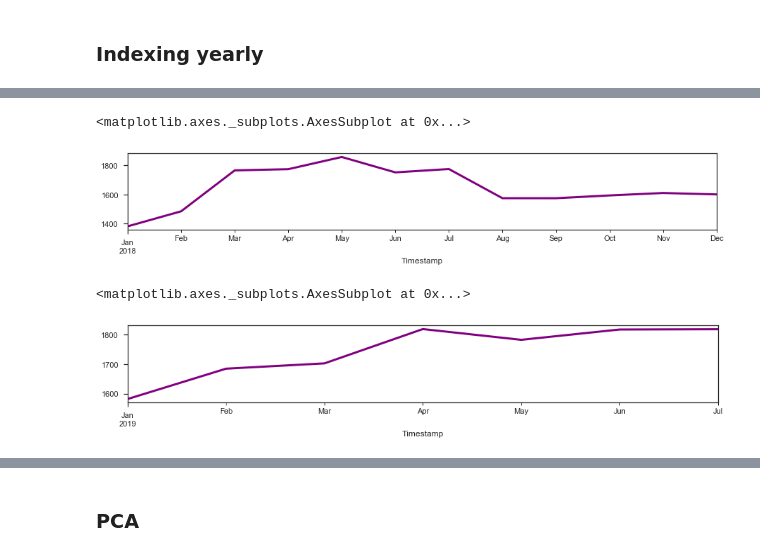
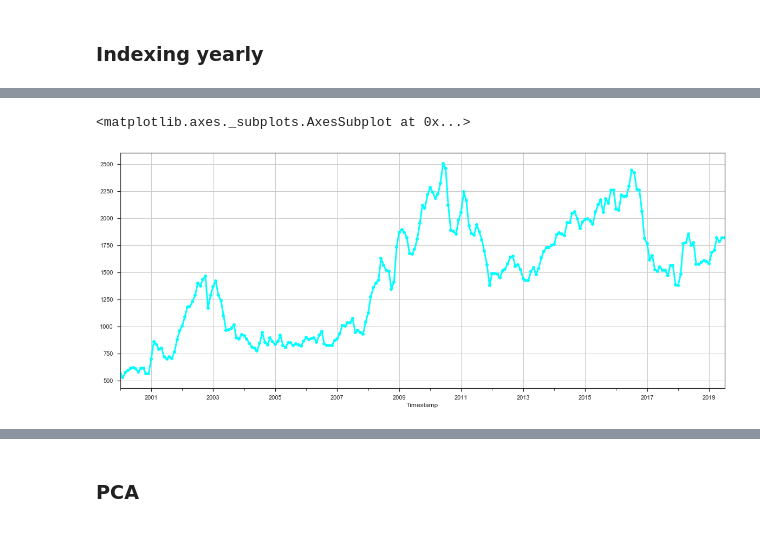
Before and after one commit to fmammo/Price_forecast, a Jupyter notebook: CW_furure_price-Copy1.ipynb, the cells around one changed output, grey strips where cells are left out. Cells and saved outputs as stored; diff of their text form; code cells hidden in the pictures.

```diff
--- a/CW_furure_price-Copy1.ipynb
+++ b/CW_furure_price-Copy1.ipynb
@@ -525,14 +421,7 @@ df_merge7["2017-01-04":"2018-01-04"].Close_price.resample('M').mean().plot(color
-# %%
-# 2018-2019 Monthly
-plt.figure(figsize=(15,2))
-df_merge7["2018-01-04":"2019-01-04"].Close_price.resample('M').mean().plot(color='purple', linewidth=3)
-# %% [output]
-<matplotlib.axes._subplots.AxesSubplot at 0x...>
-[figure, removed]
-# %%
-# 2019 - upto the end
-plt.figure(figsize=(15,2))
-df_merge7["2019-01-04":].Close_price.resample('M').mean().plot(color='purple', linewidth=3)
-# %% [output]
-<matplotlib.axes._subplots.AxesSubplot at 0x...>
-[figure, removed]
+# %%
+plt.figure(figsize=(20,8))
+#plt.title('Yearly close price change or difference')
+df_merge7.Close_price.resample('M').mean().plot(color='cyan',linewidth=3, marker="8", grid = True )
+# %% [output]
+<matplotlib.axes._subplots.AxesSubplot at 0x...>
+[figure, added]
```
Also changed, not shown: parts of 85 cells of this notebook.
